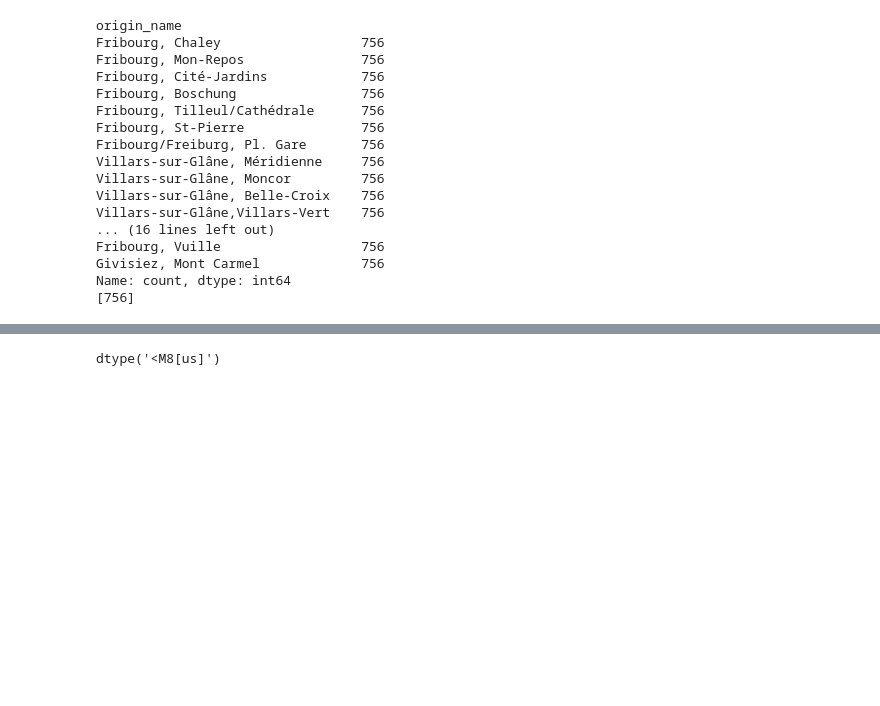
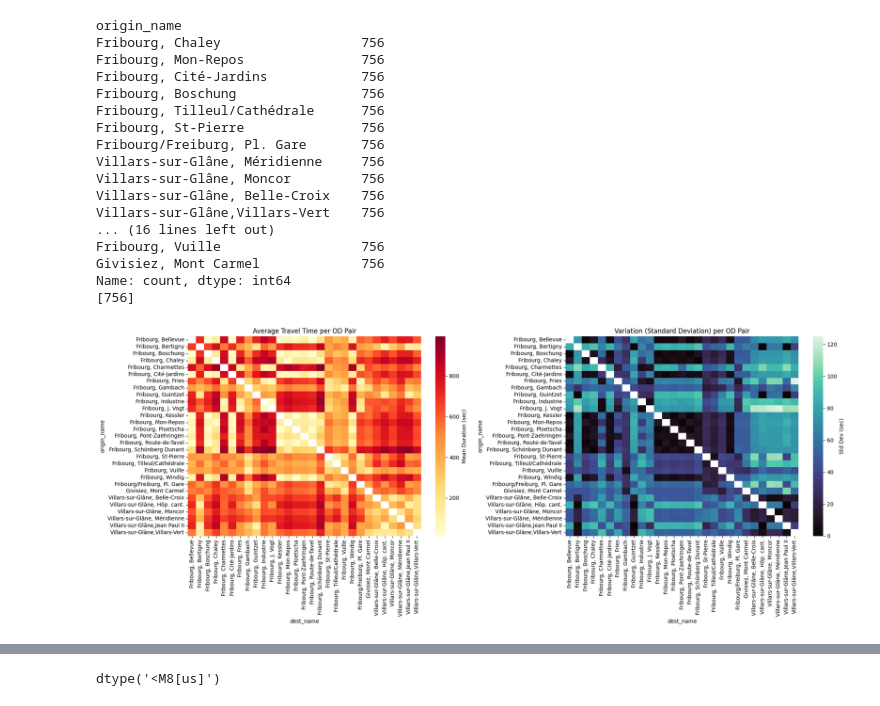
Before and after one commit to arthiu/Semester_Project_Meng_Xu, a Jupyter notebook: Minibus_simulation-main/Semester_project_arthur.ipynb, the cells around one changed output, grey strips where cells are left out. Drawn from its saved outputs; the diff is of its cells as text; code cells hidden in the pictures; blank space fills up the shorter version.

```diff
--- a/Minibus_simulation-main/Semester_project_arthur.ipynb
+++ b/Minibus_simulation-main/Semester_project_arthur.ipynb
@@ -398,3 +445,33 @@ Fribourg, Vuille                  756
 Givisiez, Mont Carmel             756
 Name: count, dtype: int64
 [756]
+# %%
+import pandas as pd
+import seaborn as sns
+import matplotlib.pyplot as plt
+
+# 1. Create a unique Route identifier for easier plotting if needed
+# Or just group by origin and destination
+stats = travel_times.groupby(['origin_name', 'dest_name'])['duration_in_traffic_seconds'].agg(['mean', 'std']).reset_index()
+
+# Sort by mean duration to make plots more readable
+stats = stats.sort_values('mean', ascending=False)
+# %%
+# Pivot the data for the heatmaps
+mean_pivot = stats.pivot(index="origin_name", columns="dest_name", values="mean")
+std_pivot = stats.pivot(index="origin_name", columns="dest_name", values="std")
+
+fig, ax = plt.subplots(1, 2, figsize=(20, 8))
+
+# Mean Heatmap
+sns.heatmap(mean_pivot, cmap="YlOrRd", ax=ax[0], cbar_kws={'label': 'Mean Duration (sec)'})
+ax[0].set_title("Average Travel Time per OD Pair")
+
+# Variation (Std Dev) Heatmap
+sns.heatmap(std_pivot, cmap="mako", ax=ax[1], cbar_kws={'label': 'Std Dev (sec)'})
+ax[1].set_title("Variation (Standard Deviation) per OD Pair")
+
+plt.tight_layout()
+plt.show()
+# %% [output]
+[figure, added]
```
Also changed, not shown: parts of 7 cells of this notebook, 5 other files.
